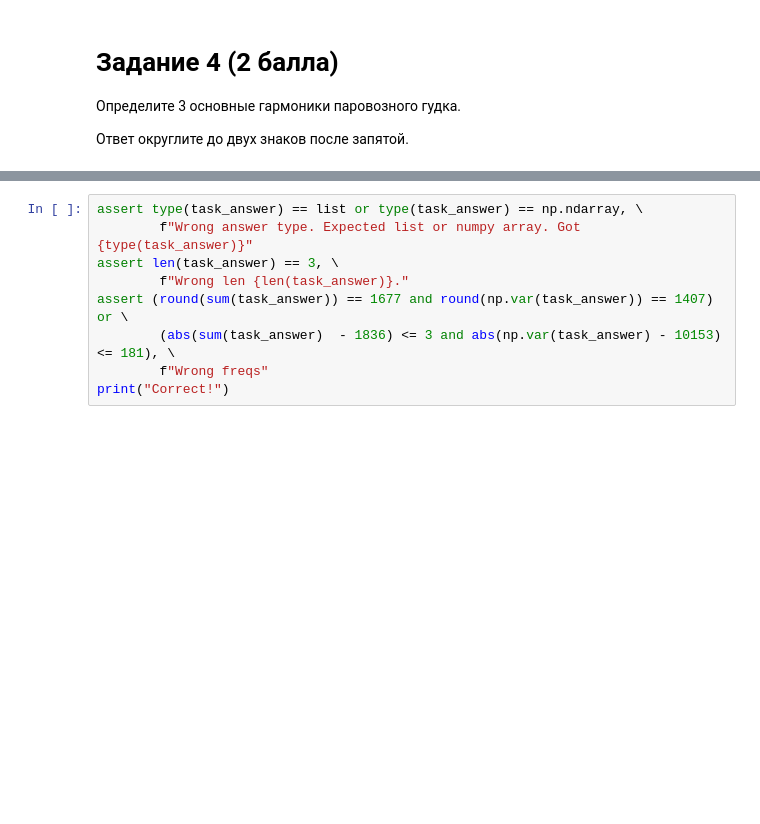
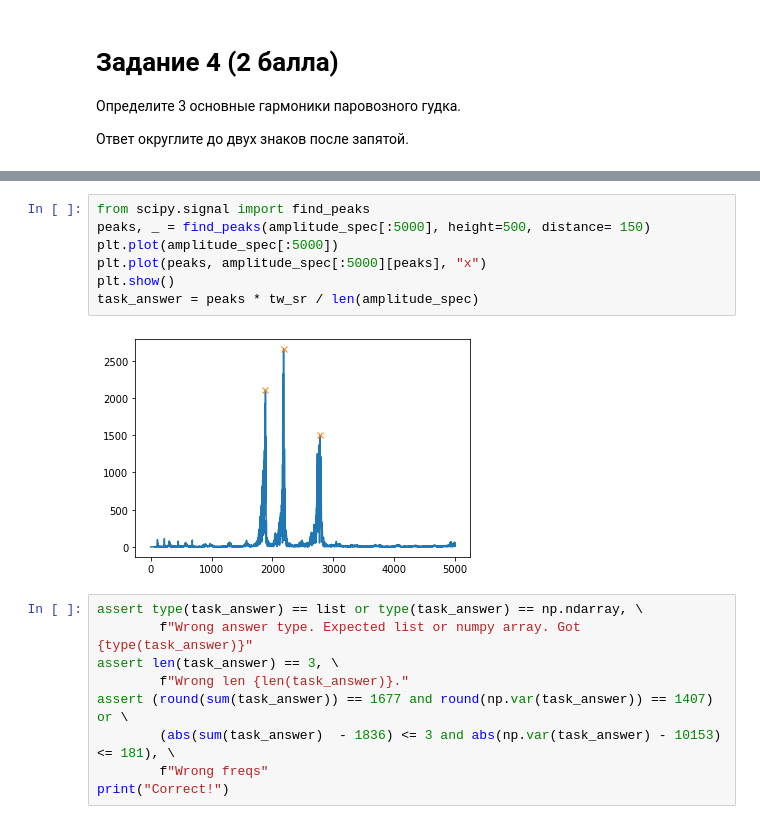
Before and after one commit to zmazak0/MADE-Speech-signal-processing, a Jupyter notebook: Мартиросян_Завен__lab2_ipynb_.ipynb, the cells around one changed output, grey strips where cells are left out. Cells and saved outputs as stored; diff of their text form; blank space fills up the shorter version.

```diff
--- a/Мартиросян_Завен__lab2_ipynb_.ipynb
+++ b/Мартиросян_Завен__lab2_ipynb_.ipynb
@@ -331,3 +359,12 @@ print(task_answer)
+# %%
+from scipy.signal import find_peaks
+peaks, _ = find_peaks(amplitude_spec[:5000], height=500, distance= 150)
+plt.plot(amplitude_spec[:5000])
+plt.plot(peaks, amplitude_spec[:5000][peaks], "x")
+plt.show()
+task_answer = peaks * tw_sr / len(amplitude_spec)
+# %% [output]
+[figure, added]
 # %%
 assert type(task_answer) == list or type(task_answer) == np.ndarray, \
         f"Wrong answer type. Expected list or numpy array. Got {type(task_answer)}"
```
Also changed, not shown: parts of 10 cells of this notebook.
